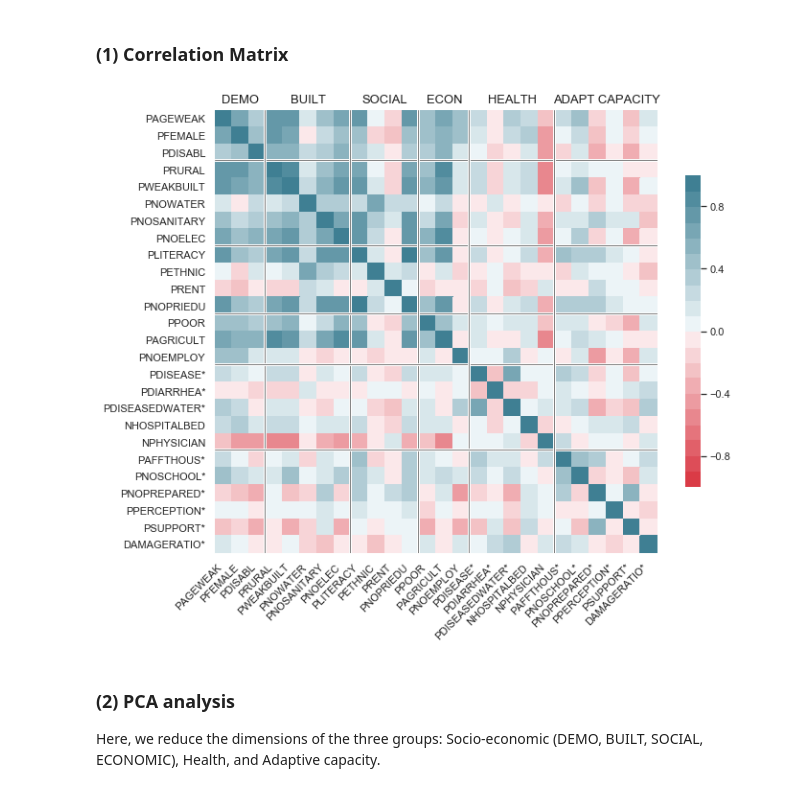
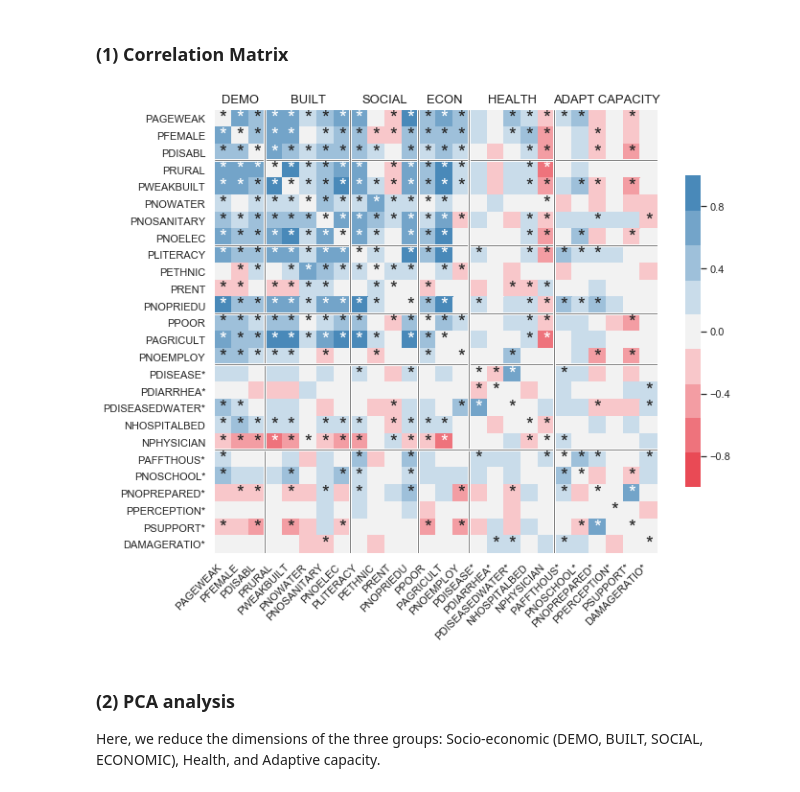
Before and after one commit to gnodnooh/VulnRiskImpact-BGD, a Jupyter notebook: FVI_Assessment1.ipynb, the cells around one changed output. Drawn from its saved outputs; the diff is of its cells as text; code cells hidden in the pictures.

```diff
--- a/FVI_Assessment1.ipynb
+++ b/FVI_Assessment1.ipynb
@@ -70,55 +71,70 @@ ndist = data.shape[0]
 # %% [markdown]
 ### (1) Correlation Matrix
 # %%
-# Correlation Matrix
-corrmat = data.corr()
-corrmat_dist = data_dist.corr()
+# Correlation Matrix and P-value
+corrmat = data[data.columns].corr(method=lambda x, y: pearsonr(x, y)[0])
+pvalmat = data[data.columns].corr(method=lambda x, y: pearsonr(x, y)[1])
+corrmat_dist = data_dist[data_dist.columns].corr(method=lambda x, y: pearsonr(x, y)[0])
+pvalmat_dist = data_dist[data_dist.columns].corr(method=lambda x, y: pearsonr(x, y)[1])
+# P-value symbols
+pvalsym = pd.DataFrame(index=corrmat.index, data=np.full(corrmat.shape, ''),
+                       columns=corrmat.columns)
+pvalsym[pvalmat <= 0.05] = '*'
+pvalsym_dist = pd.DataFrame(index=corrmat_dist.index, data=np.full(corrmat_dist.shape, ''),
+                            columns=corrmat_dist.columns)
+pvalsym_dist[pvalmat_dist <= 0.05] = '*'
+# - Replace Upazila correaltions to District correlation for district-level variables
 index = data_table[data_table['Scale'] == 'District'].index
-# - Replace Upazila correaltions to District correlation for district-level variables
 corrmat.iloc[index,:] = corrmat_dist.iloc[index,:]
 corrmat.iloc[:,index] = corrmat_dist.iloc[:,index]
+corrmat[np.eye(len(corrmat)).astype('bool')] = 0
+pvalsym.iloc[index,:] = pvalsym_dist.iloc[index,:]
+pvalsym.iloc[:,index] = pvalsym_dist.iloc[:,index]
+
+pvalsym[np.eye(len(pvalsym)).astype('bool')] = ''
+
+
 # - Replace name_dot
 corrmat.columns = name_dot; corrmat.index = name_dot
 corrmat.index.name = ''
 corrmat.columns.name = ''
 
-
 # Plotting
 sns.set(style="white", font_scale=1)
-cmap=sns.diverging_palette(10, 220, n=20)
+cmap=sns.diverging_palette(10, 240, l=55, n=9)
 fig, ax = plt.subplots(figsize=(10,10))
 ax = sns.heatmap(corrmat, ax=ax, vmin=-1, vmax=1, center=0,
+                 annot=pvalsym, fmt='', annot_kws={"size": 20, "va":'center'},
                  cmap=cmap, square=True,
                  cbar_kws={'orientation': 'vertical', 'shrink':.5})
 
 # Domains
-# domain_name = ['DEMO','HEAL','SOCIO-ECON']
 sources = data_table_temp['Domain'].tolist()
 for i, source in enumerate(sources):
     if i and source != sources[i - 1]:
         # Domain lines
         ax.axhline(i-0.05, c="w", lw=3)
         ax.axhline(i-0.05, c="grey", lw=1)
         ax.axvline(i-0.05, c="w", lw=3)
         ax.axvline(i-0.05, c="grey", lw=1)
     if source != sources[i - 1]:
         # Domain names
         lx = np.arange(len(corrmat))[np.isin(sources, source)]
         ax.annotate(source, [np.median(lx)+0.5, -0.4],
                     xycoords='data', annotation_clip=False,
                     color='k', ha='center', fontfamily='sans-serif', fontsize=13)
 
 ax.set_xticklabels(ax.get_xticklabels(),rotation=45,horizontalalignment='right');
 plt.tight_layout()
 plt.show()
 
 # Save a figure
 if False:
     fn_save = './figures/corrmat.png'
     fig.savefig(fn_save, bbox_inches='tight')
     print('%s is saved.' % fn_save)
 # %% [output]
-[figure, old version]
+[figure, new version]
 # %% [markdown]
 ### (2) PCA analysis
 Here, we reduce the dimensions of the three groups: Socio-economic (DEMO, BUILT, SOCIAL, ECONOMIC), Health, and Adaptive capacity.
```
Also changed, not shown: parts of 1 cell of this notebook, 2 other files.
